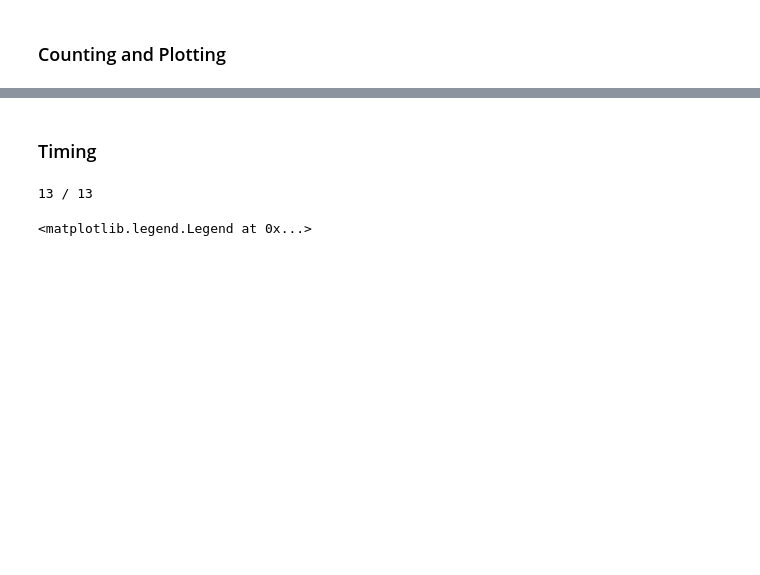
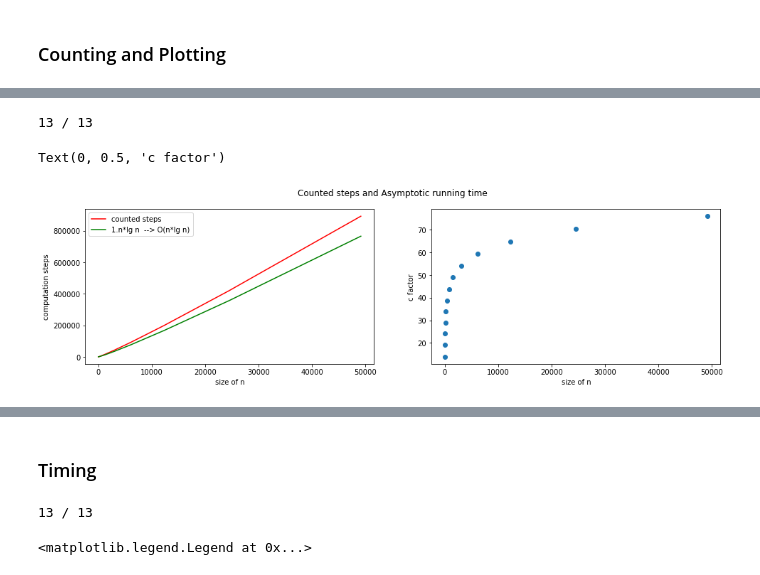
Before and after one commit to Carlme96/dat600-assignments, a Jupyter notebook: assignment-1/task-1.ipynb, the cells around one changed output, grey strips where cells are left out. Cells and saved outputs as stored; diff of their text form; code cells hidden in the pictures; blank space fills up the shorter version.

```diff
--- a/assignment-1/task-1.ipynb
+++ b/assignment-1/task-1.ipynb
@@ -234,3 +234,47 @@ Text(0, 0.5, 'c factor')
+# %%
+import matplotlib.pyplot as plt
+import matplotlib as mpl
+import math
+mpl.rcParams['figure.figsize'] = [16,4]
+#mpl.rcParams.update({'font.size': 12})
+
+from IPython.display import clear_output
+fig, ax = plt.subplots(1, 2)
+fig.suptitle('Counted steps and Asymptotic running time')
+
+
+B=random.sample(range(6), 6)
+points=13 # plotting points
+x=[]
+y=[]
+ref=[]
+c=[]
+
+for i in range(0,points):
+    clear_output(wait=True)
+    print(i+1,"/", points)
+    _, steps=merge_sort(B)
+    # double the size of the list to sort
+    B=random.sample(range(len(B)*2), len(B)*2)
+    x.append(len(B))
+    y.append(steps)
+    c.append(steps/len(B) * math.log2(steps/len(B)))# quick and dirty estimation of c--> T(sort)=c.N^2
+
+for v in x:
+    ref.append([v * math.log2(v) *1])
+ax[0].plot(x,y, color="red", label="counted steps")
+ax[0].plot(x,ref, color="green", label= "1.n*lg n  --> O(n*lg n)")
+ax[0].set_xlabel("size of n")
+ax[0].set_ylabel("computation steps")
+ax[0].legend()
+
+ax[1].scatter(x,c, label= "approximation of c" )
+ax[1].set_xlabel("size of n")
+ax[1].set_ylabel("c factor")
+# %% [output]
+13 / 13
+Text(0, 0.5, 'c factor')
+[figure, added]
 # %%
 import matplotlib.pyplot as plt
 import matplotlib as mpl
```
Also changed, not shown: parts of 11 cells of this notebook, 4 other files.
